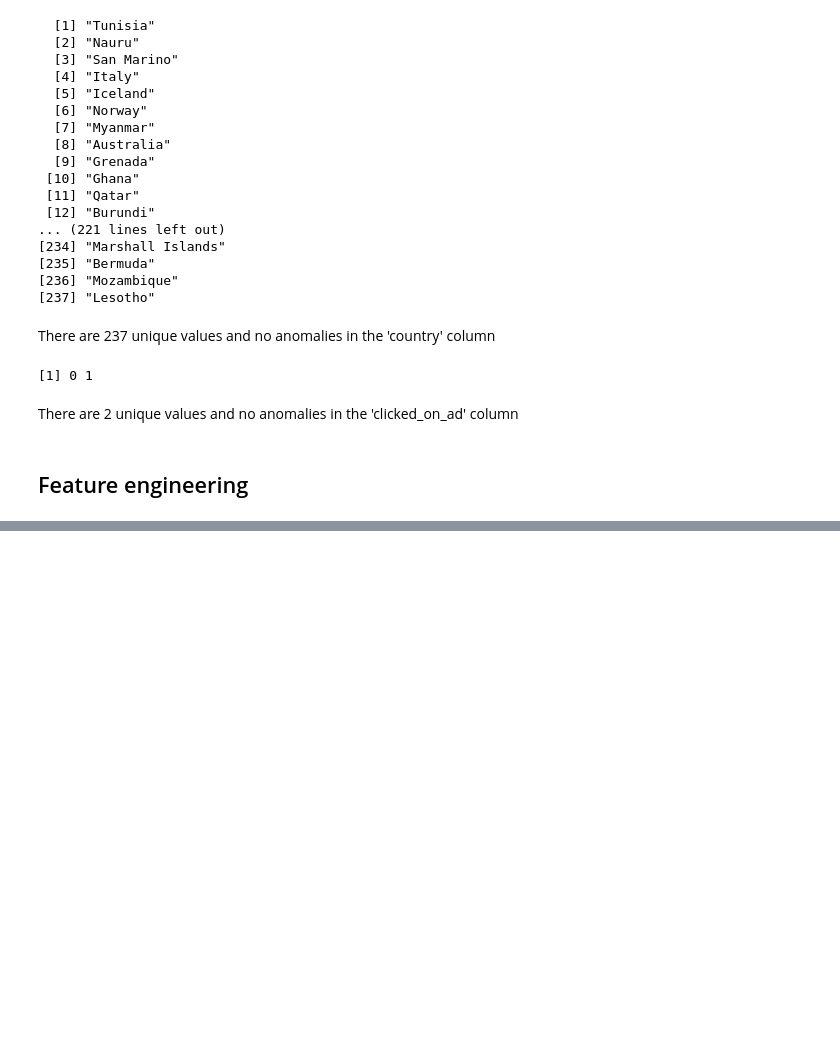
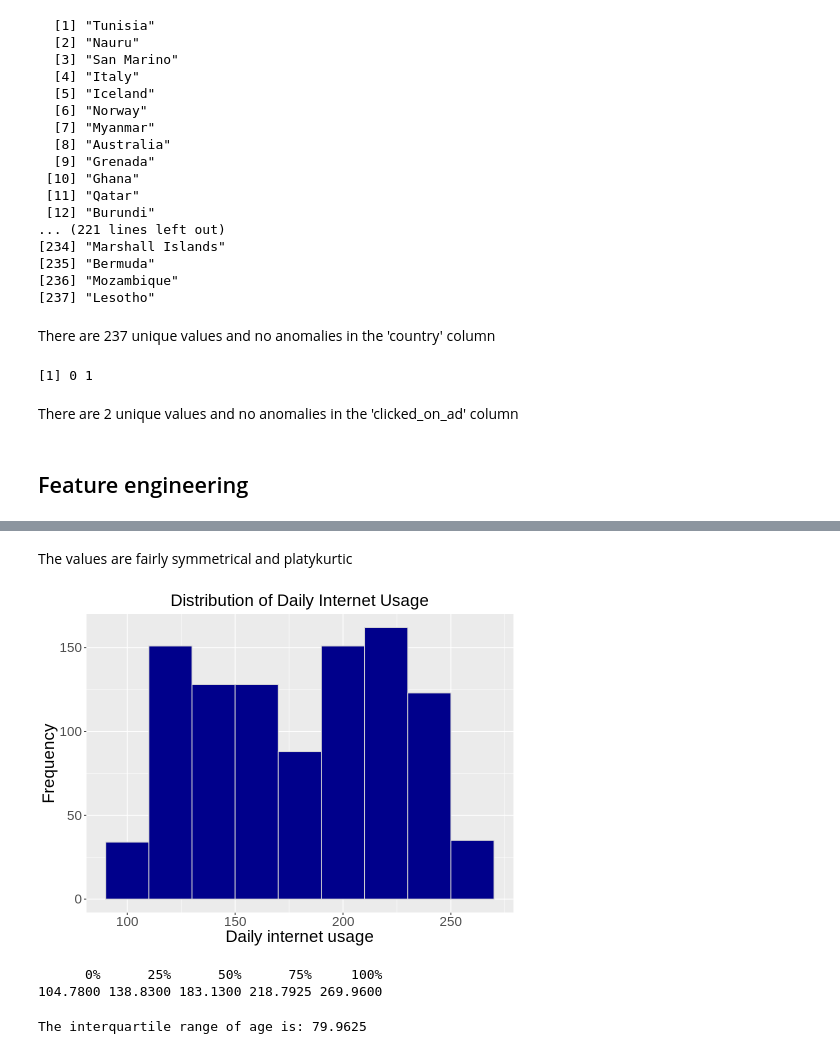
Before and after one commit to WambuiKahuthu/MORINGA_CORE_WEEK12_EDA_R, a Jupyter notebook: Week_12_IP.ipynb, the cells around one changed output, grey strips where cells are left out. Saved outputs shown, nothing was run; the diff lists cells and outputs as text; code cells hidden in the pictures; blank space fills up the shorter version.

```diff
--- a/Week_12_IP.ipynb
+++ b/Week_12_IP.ipynb
@@ -316,0 +572,23 @@ pie(clicked, labels = lbls,
+# %% [markdown]
+The values are fairly symmetrical and platykurtic
+# %%
+# plot a histogram to visualize the distribution of values in 'daily_internet_usage' column
+
+options(repr.plot.width = 8, repr.plot.height = 6)
+p = data %>% ggplot(aes(x = daily_internet_usage))
+
+p + geom_histogram(color="lightgray", fill="darkblue", binwidth = 20) +
+    labs(title = "Distribution of Daily Internet Usage", x = "Daily internet usage", y = "Frequency") +
+    theme(axis.title = element_text(size = 20),
+          axis.text = element_text(size=16),
+          plot.title = element_text(hjust = 0.5, size = 20))
+# %% [output]
+[figure, added]
+# %%
+# compute the quantiles and interquartile range of the values in the 'daily_internet_usage' column
+quantile(data$daily_internet_usage)
+cat('The interquartile range of age is:',IQR(data$daily_internet_usage))
+# %% [output]
+      0%      25%      50%      75%     100%
+104.7800 138.8300 183.1300 218.7925 269.9600
+The interquartile range of age is: 79.9625
```
Also changed, not shown: parts of 82 cells of this notebook.
